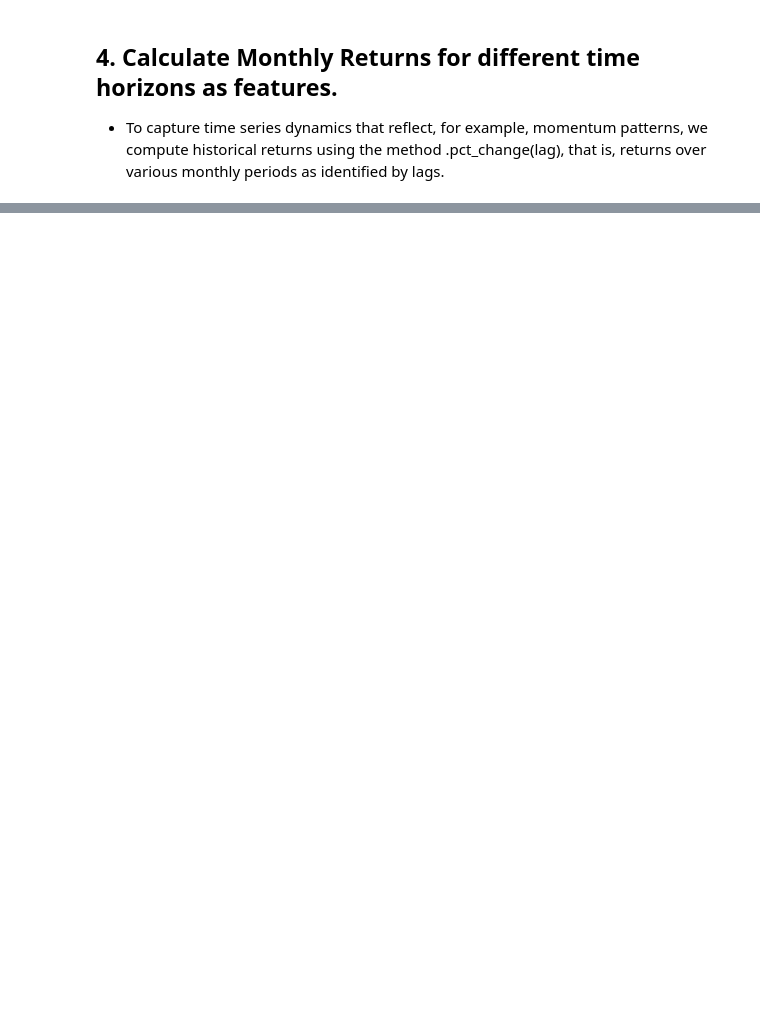
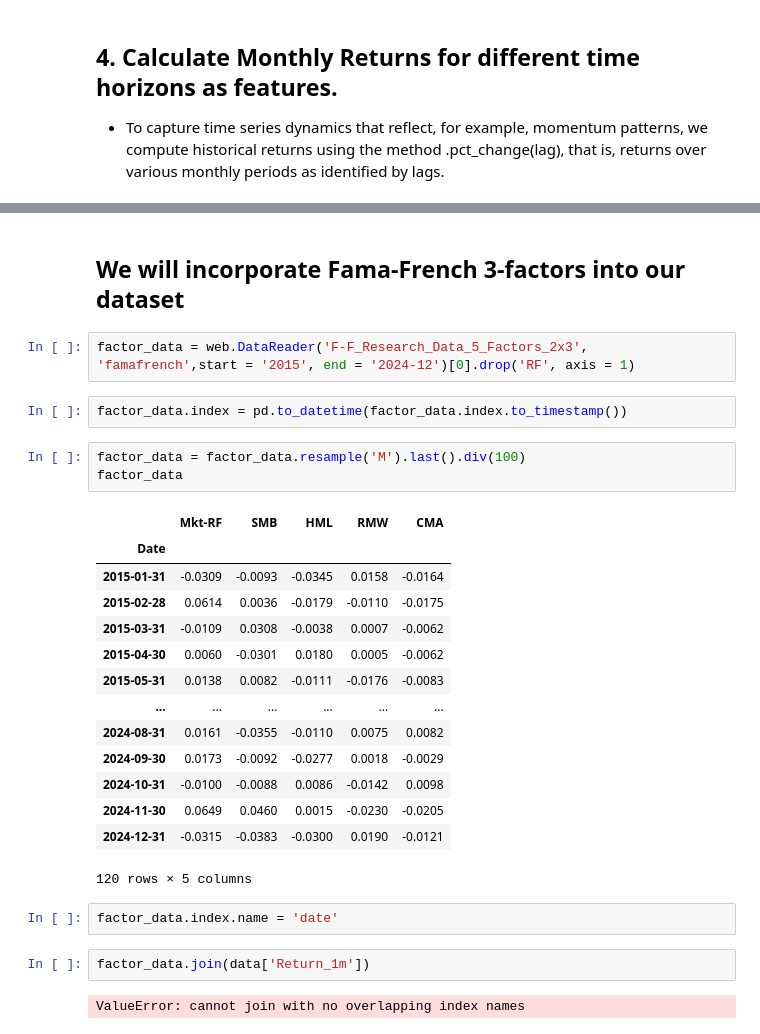
Before and after one commit to Bhavya-Bansal77/Unsupervised_Algorithmic_Trading, a Jupyter notebook: trading_strategy.ipynb, the cells around one changed output, grey strips where cells are left out. Drawn from its saved outputs; the diff is of its cells as text; blank space fills up the shorter version.

```diff
--- a/trading_strategy.ipynb
+++ b/trading_strategy.ipynb
@@ -336,0 +350,30 @@ KeyError: 'Ticker'
+# %% [markdown]
+## We will incorporate Fama-French 3-factors into our dataset
+# %%
+factor_data = web.DataReader('F-F_Research_Data_5_Factors_2x3', 'famafrench',start = '2015', end = '2024-12')[0].drop('RF', axis = 1)
+# %%
+factor_data.index = pd.to_datetime(factor_data.index.to_timestamp())
+# %%
+factor_data = factor_data.resample('M').last().div(100)
+factor_data
+# %% [output]
+|  | Mkt-RF | SMB | HML | RMW | CMA |
+| Date |  |  |  |  |  |
+| 2015-01-31 | -0.0309 | -0.0093 | -0.0345 | 0.0158 | -0.0164 |
+| 2015-02-28 | 0.0614 | 0.0036 | -0.0179 | -0.0110 | -0.0175 |
+| 2015-03-31 | -0.0109 | 0.0308 | -0.0038 | 0.0007 | -0.0062 |
+| 2015-04-30 | 0.0060 | -0.0301 | 0.0180 | 0.0005 | -0.0062 |
+| 2015-05-31 | 0.0138 | 0.0082 | -0.0111 | -0.0176 | -0.0083 |
+| ... | ... | ... | ... | ... | ... |
+| 2024-08-31 | 0.0161 | -0.0355 | -0.0110 | 0.0075 | 0.0082 |
+| 2024-09-30 | 0.0173 | -0.0092 | -0.0277 | 0.0018 | -0.0029 |
+| 2024-10-31 | -0.0100 | -0.0088 | 0.0086 | -0.0142 | 0.0098 |
+| 2024-11-30 | 0.0649 | 0.0460 | 0.0015 | -0.0230 | -0.0205 |
+| 2024-12-31 | -0.0315 | -0.0383 | -0.0300 | 0.0190 | -0.0121 |
+120 rows × 5 columns
+# %%
+factor_data.index.name = 'date'
+# %%
+factor_data.join(data['Return_1m'])
+# %% [output]
+ValueError: cannot join with no overlapping index names
```
Also changed, not shown: parts of 13 cells of this notebook.
